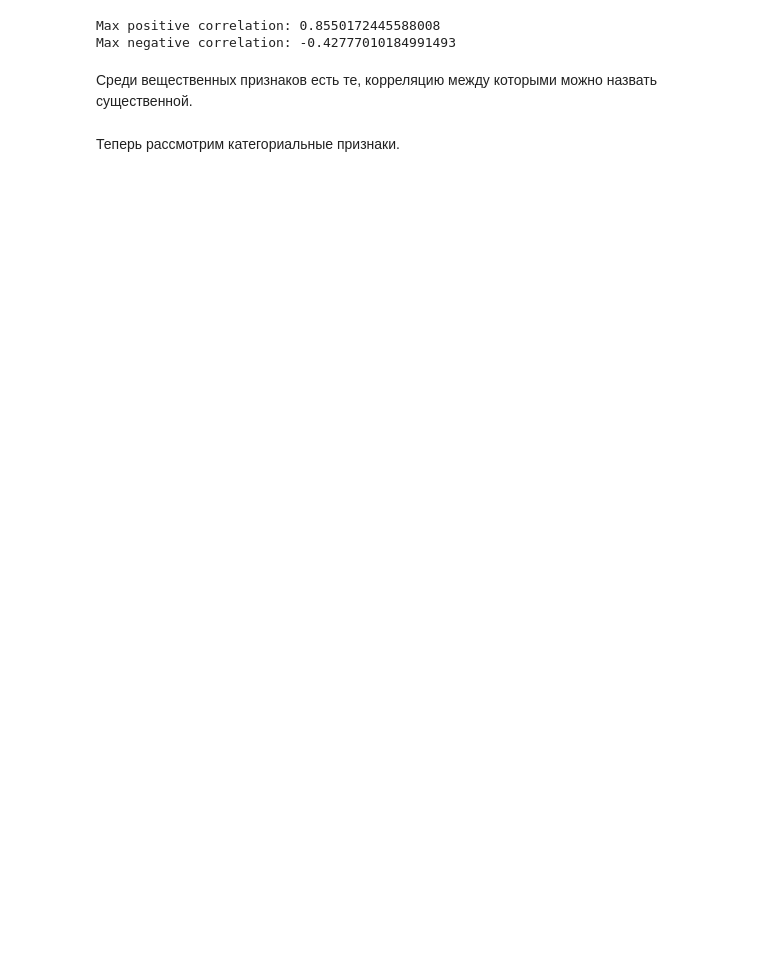
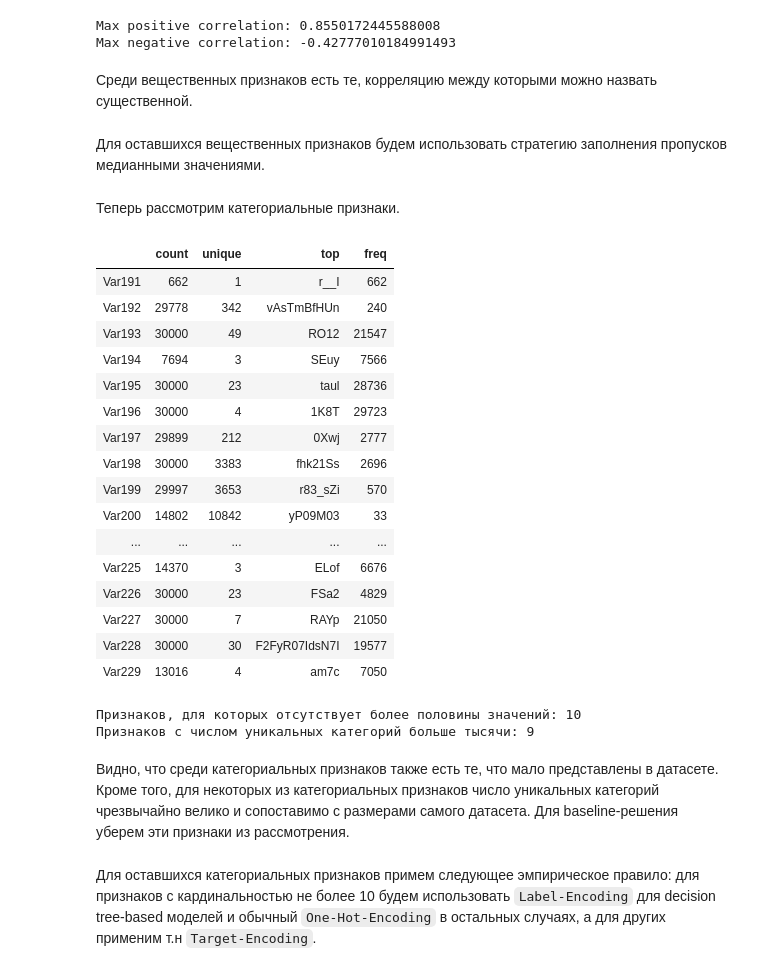
Before and after one commit to metelkinp/coursera-ml-churn-prediction, a Jupyter notebook: week_3.ipynb, the cells around one changed output. Saved outputs shown, nothing was run; the diff lists cells and outputs as text; code cells hidden in the pictures; blank space fills up the shorter version.

```diff
--- a/week_3.ipynb
+++ b/week_3.ipynb
@@ -107,6 +99,39 @@ upper = corr_mx.where(np.triu(np.ones(corr_mx.shape), k=1).astype(np.bool))
 
 num_features_to_drop = [column for column in upper.columns if any(upper[column] > 0.85)]
 num_features = num_features.drop(labels=num_features_to_drop)
+# %% [markdown]
+Для оставшихся вещественных признаков будем использовать стратегию заполнения пропусков медианными значениями.
 # %% [markdown]
 
 Теперь рассмотрим категориальные признаки.
+# %%
+stats = df[cat_features].describe().T
+display(stats)
+# %% [output]
+|  | count | unique | top | freq |
+| Var191 | 662 | 1 | r__I | 662 |
+| Var192 | 29778 | 342 | vAsTmBfHUn | 240 |
+| Var193 | 30000 | 49 | RO12 | 21547 |
+| Var194 | 7694 | 3 | SEuy | 7566 |
+| Var195 | 30000 | 23 | taul | 28736 |
+| Var196 | 30000 | 4 | 1K8T | 29723 |
+| Var197 | 29899 | 212 | 0Xwj | 2777 |
+| Var198 | 30000 | 3383 | fhk21Ss | 2696 |
+| Var199 | 29997 | 3653 | r83_sZi | 570 |
+| Var200 | 14802 | 10842 | yP09M03 | 33 |
+| ... | ... | ... | ... | ... |
+| Var225 | 14370 | 3 | ELof | 6676 |
+| Var226 | 30000 | 23 | FSa2 | 4829 |
+| Var227 | 30000 | 7 | RAYp | 21050 |
+| Var228 | 30000 | 30 | F2FyR07IdsN7I | 19577 |
+| Var229 | 13016 | 4 | am7c | 7050 |
+# %%
+print(f"Признаков, для которых отсутствует более половины значений: {len(stats[stats['count'] / len(df) < .5])}")
+print(f"Признаков с числом уникальных категорий больше тысячи: {len(stats[stats['unique'] >= 1000])}")
+# %% [output]
+Признаков, для которых отсутствует более половины значений: 10
+Признаков с числом уникальных категорий больше тысячи: 9
+# %% [markdown]
+Видно, что среди категориальных признаков также есть те, что мало представлены в датасете. Кроме того, для некоторых
+из категориальных признаков число уникальных категорий чрезвычайно велико и сопоставимо с размерами самого датасета.
+Для baseline-решения уберем эти признаки из рассмотрения.
@@ -112,0 +143,4 @@ num_features = num_features.drop(labels=num_features_to_drop)
+# %% [markdown]
+Для оставшихся категориальных признаков примем следующее эмпирическое правило: для признаков с кардинальностью
+не более 10 будем использовать ``Label-Encoding`` для decision tree-based моделей и обычный ``One-Hot-Encoding``
+в остальных случаях, а для других применим т.н ``Target-Encoding``.
```
Also changed, not shown: parts of 29 cells of this notebook.
